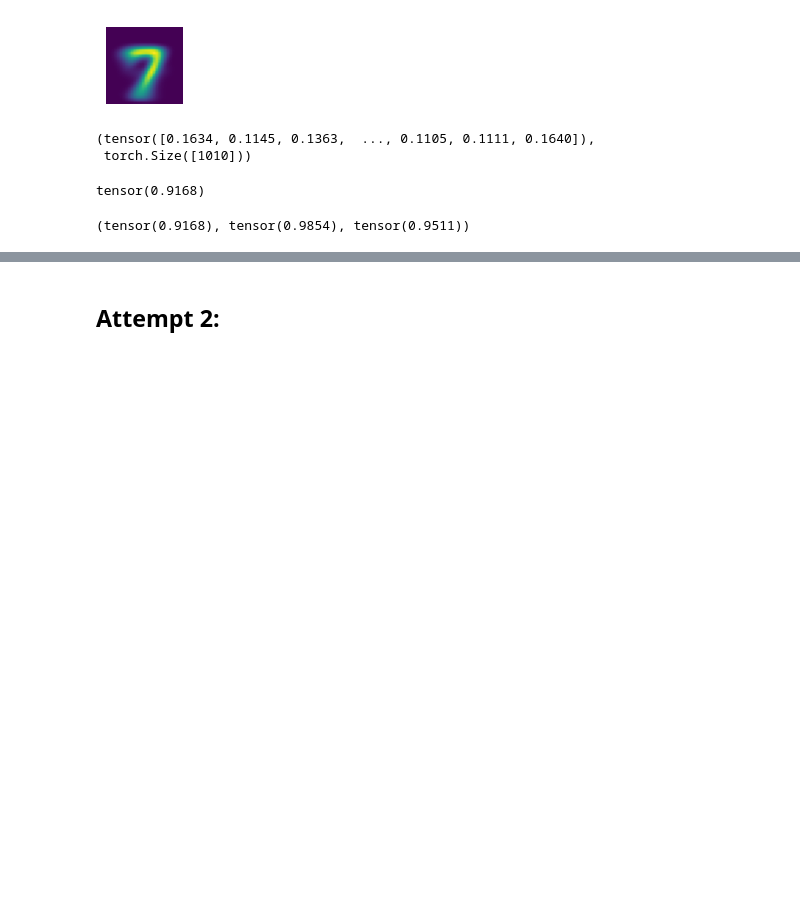
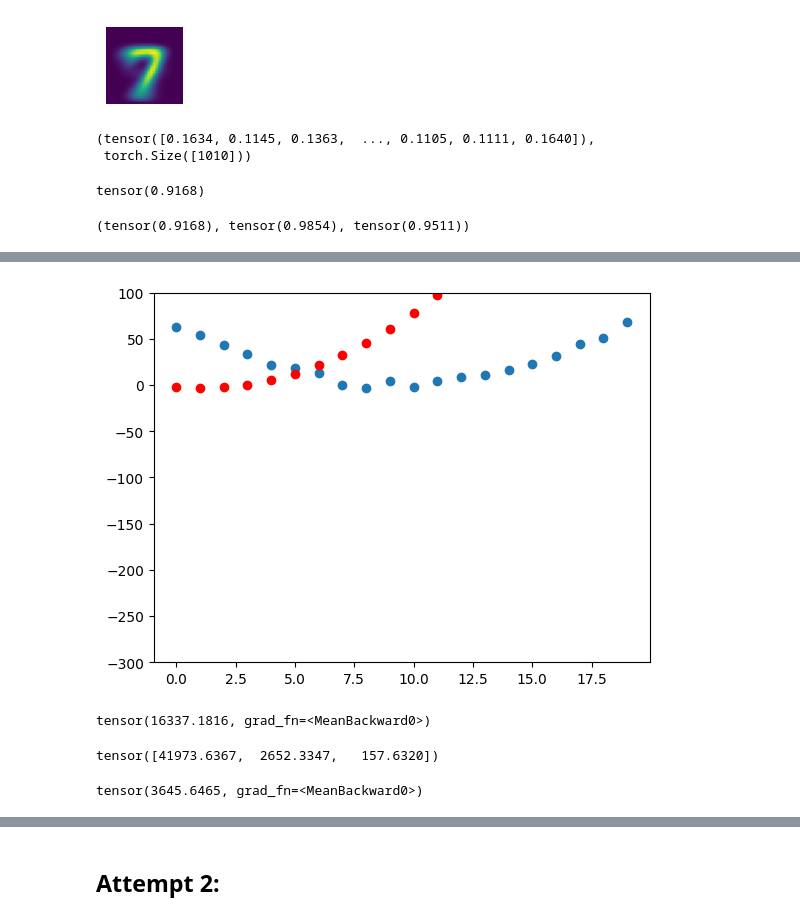
Before and after one commit to dm4th/fast, a Jupyter notebook: fast-courses/04_mnist_basics/04_mnist_basics.ipynb, the cells around one changed output, grey strips where cells are left out. Drawn from its saved outputs; the diff is of its cells as text; code cells hidden in the pictures; blank space fills up the shorter version.

```diff
--- a/fast-courses/04_mnist_basics/04_mnist_basics.ipynb
+++ b/fast-courses/04_mnist_basics/04_mnist_basics.ipynb
@@ -137,0 +181,23 @@ accuracy_3_l1,accuracy_7_l1,(accuracy_3_l1+accuracy_7_l1)/2
+# %%
+# Quick functions to show how close our predictions are to the actuals
+def show_preds(preds, ax=None):
+    if ax is None: ax=plt.subplots()[1]
+    ax.scatter(time, speed)
+    ax.scatter(time, to_np(preds), color='red')
+    ax.set_ylim(-300,100)
+# %%
+show_preds(preds)
+# %% [output]
+[figure, added]
+# %%
+# 3: Calculate the loss
+loss = mse(preds, speed)
+loss
+# %% [output]
+tensor(16337.1816, grad_fn=<MeanBackward0>)
+# %%
+# 4: Calculate the gradients
+loss.backward()
+params.grad
+# %% [output]
+tensor([41973.6367,  2652.3347,   157.6320])
@@ -137,0 +210,6 @@ accuracy_3_l1,accuracy_7_l1,(accuracy_3_l1+accuracy_7_l1)/2
+# %%
+# Lets see if loss has improved
+preds = speed_f(time, params)
+mse(preds, speed)
+# %% [output]
+tensor(3645.6465, grad_fn=<MeanBackward0>)
```
Also changed, not shown: parts of 29 cells of this notebook, 1 other file.
